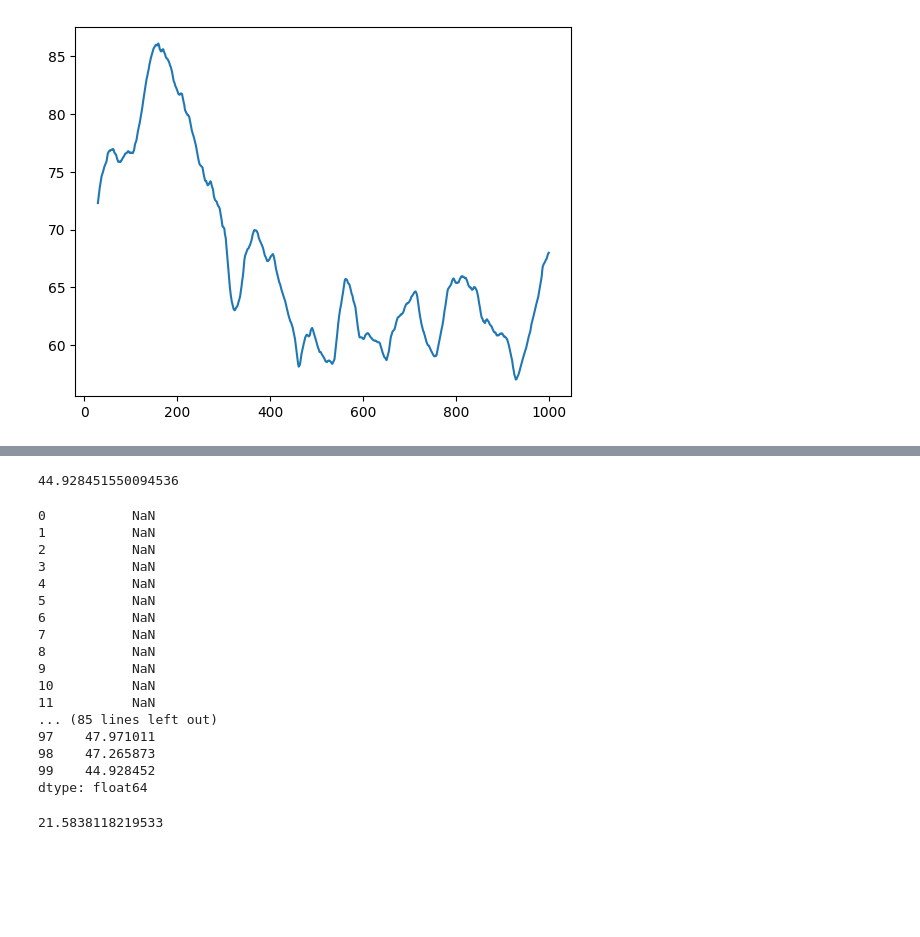
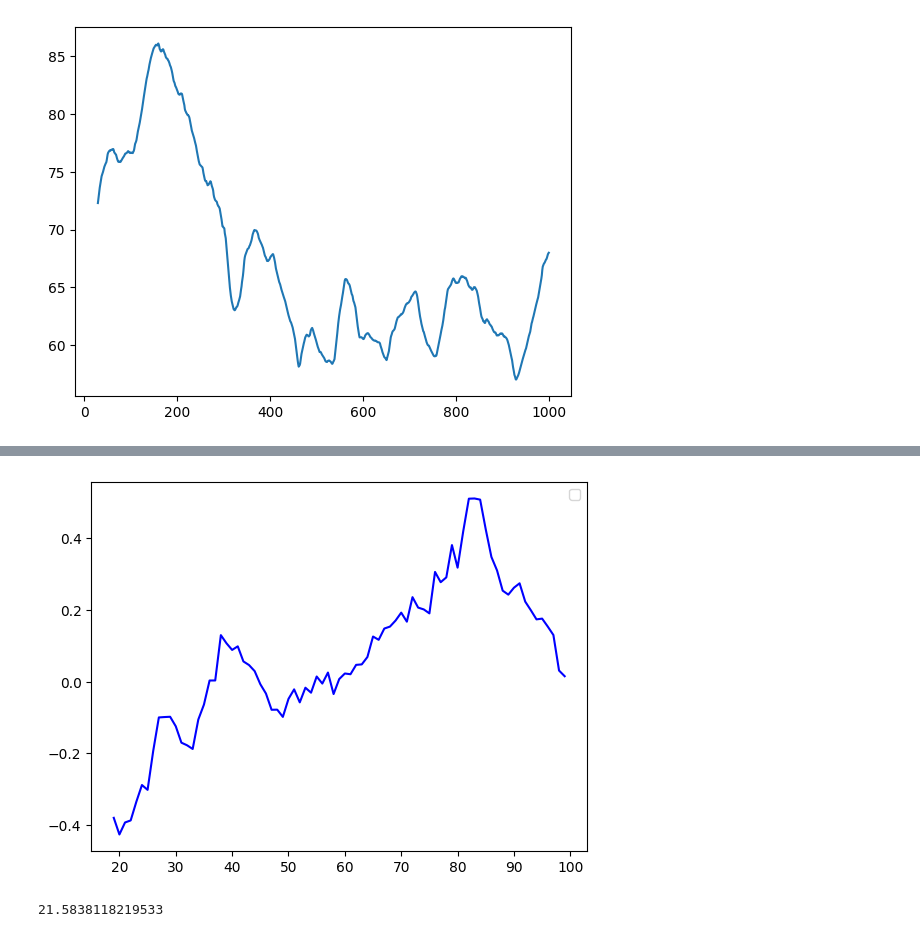
Before and after one commit to Lelalomos/analysis_bot, a Jupyter notebook: test.ipynb, the cells around one changed output, grey strips where cells are left out. Drawn from its saved outputs; the diff is of its cells as text; code cells hidden in the pictures; blank space fills up the shorter version.

```diff
--- a/test.ipynb
+++ b/test.ipynb
@@ -656,8 +977,11 @@ plt.plot(emac, label='emac')
 # %%
 df = get_data(tv, "SET", "SCB", 100)
 df = df.reset_index()
-rsi_short_line = talib.RSI(df['close'],90)
-rsi_long_line = talib.RSI(df['close'],95)
-# plt.plot(rsi,'b')
-# plt.legend()
-# plt.show()
+
+mfv = df['volume'] * (2*df['close'] - df['high'] - df['low']) / (df['high'] - df['low'])
+mfv = mfv.rolling(20).sum()
+mfv = mfv / df['volume'].rolling(20).sum()
+plt.plot(mfv,'b')
+plt.legend()
+plt.show()
+# %% [output]
@@ -664,27 +989,4 @@ rsi_long_line = talib.RSI(df['close'],95)
+[figure, added]
-# %%
-rsi_short_line.iloc[-1]
-# %% [output]
-44.928451550094536
-# %%
-rsi_short_line
-# %% [output]
-0           NaN
-1           NaN
-2           NaN
-3           NaN
-4           NaN
-5           NaN
-6           NaN
-7           NaN
-8           NaN
-9           NaN
-10          NaN
-11          NaN
-... (85 lines left out)
-97    47.971011
-98    47.265873
-99    44.928452
-dtype: float64
 # %%
 df = get_data(tv, "SET", "SCB", 100)
 df = df.reset_index()
```
Also changed, not shown: parts of 14 cells of this notebook, 3 other files.
